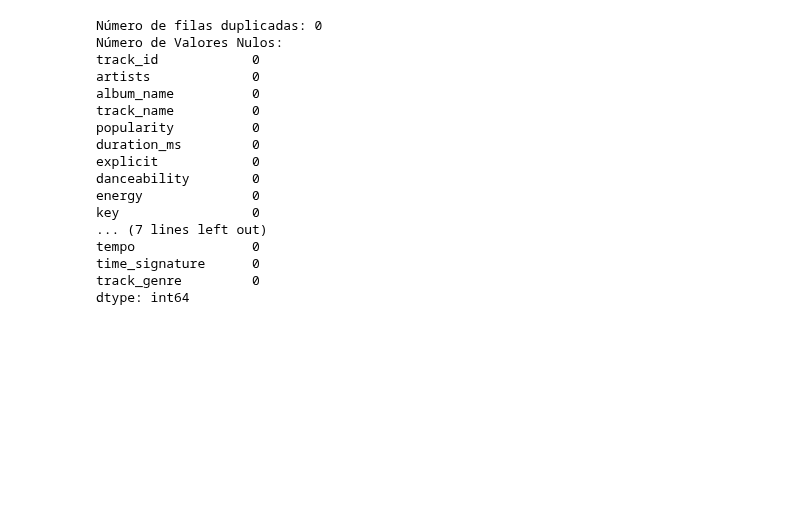
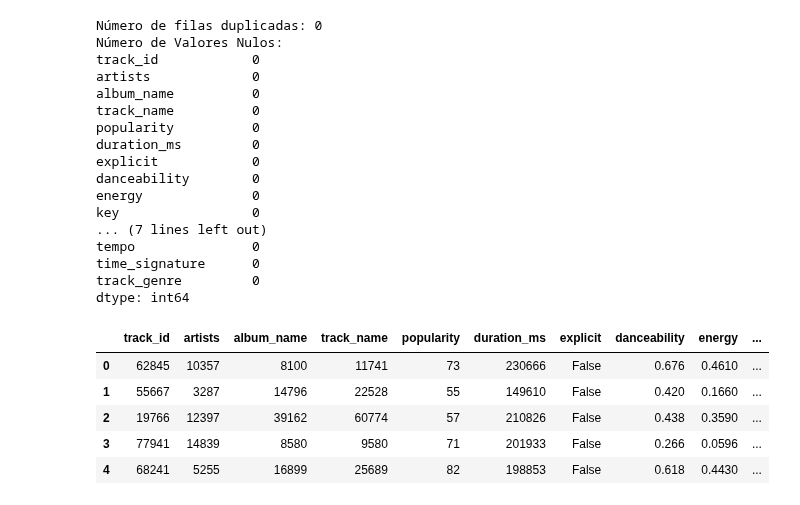
Before and after one commit to FacundoCardozo5/Nuevo-repo, a Jupyter notebook: notebooks/practica_dw.ipynb, the cells around one changed output. Cells and saved outputs as stored; diff of their text form; code cells hidden in the pictures; blank space fills up the shorter version.

```diff
--- a/notebooks/practica_dw.ipynb
+++ b/notebooks/practica_dw.ipynb
@@ -140,3 +140,12 @@ tempo               0
 time_signature      0
 track_genre         0
 dtype: int64
+# %%
+def labelencoder(df):
+    for c in df.columns:
+        if df[c].dtype=='object':
+            df[c] = df[c].fillna('N')
+            lbl = LabelEncoder()
+            lbl.fit(list(df[c].values))
+            df[c] = lbl.transform(df[c].values)
+    return df
@@ -142,0 +154,10 @@ dtype: int64
+# %%
+df = labelencoder(df)
+df.head()
+# %% [output]
+|  | track_id | artists | album_name | track_name | popularity | duration_ms | explicit | danceability | energy | ... |
+| 0 | 62845 | 10357 | 8100 | 11741 | 73 | 230666 | False | 0.676 | 0.4610 | ... |
+| 1 | 55667 | 3287 | 14796 | 22528 | 55 | 149610 | False | 0.420 | 0.1660 | ... |
+| 2 | 19766 | 12397 | 39162 | 60774 | 57 | 210826 | False | 0.438 | 0.3590 | ... |
+| 3 | 77941 | 14839 | 8580 | 9580 | 71 | 201933 | False | 0.266 | 0.0596 | ... |
+| 4 | 68241 | 5255 | 16899 | 25689 | 82 | 198853 | False | 0.618 | 0.4430 | ... |
```
Also changed, not shown: parts of 1 cell of this notebook.
